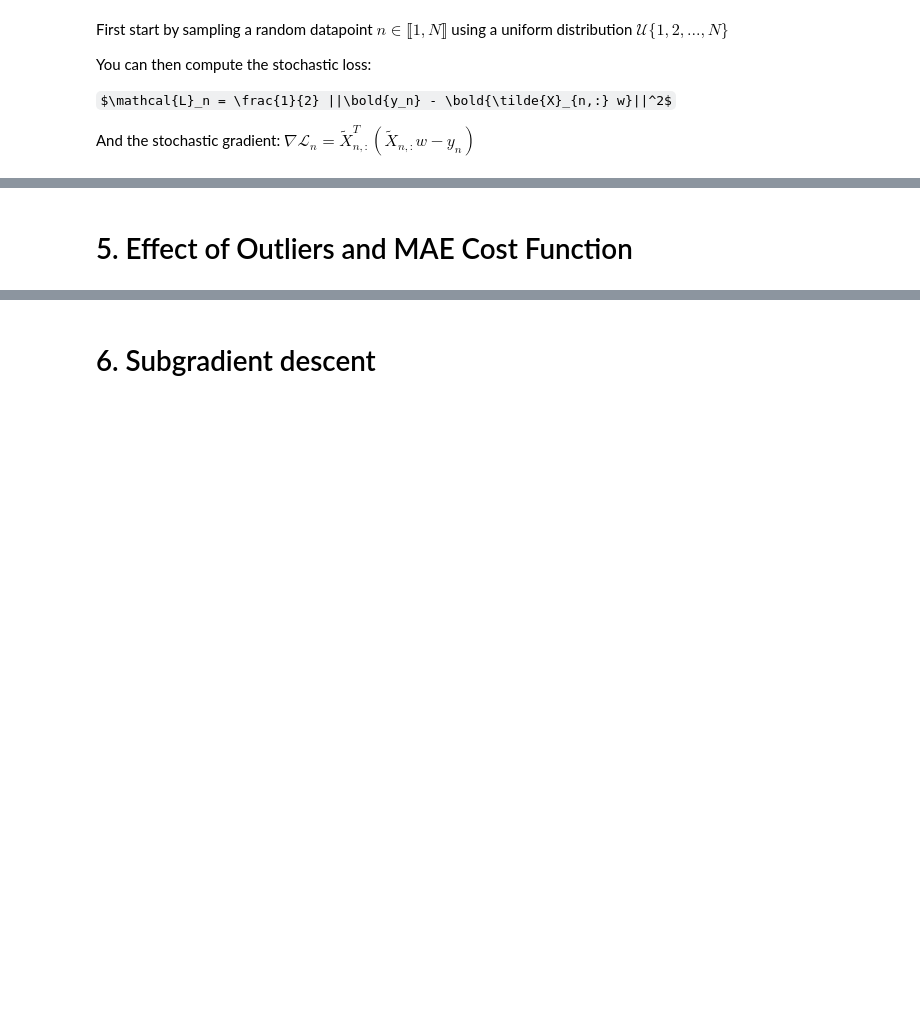
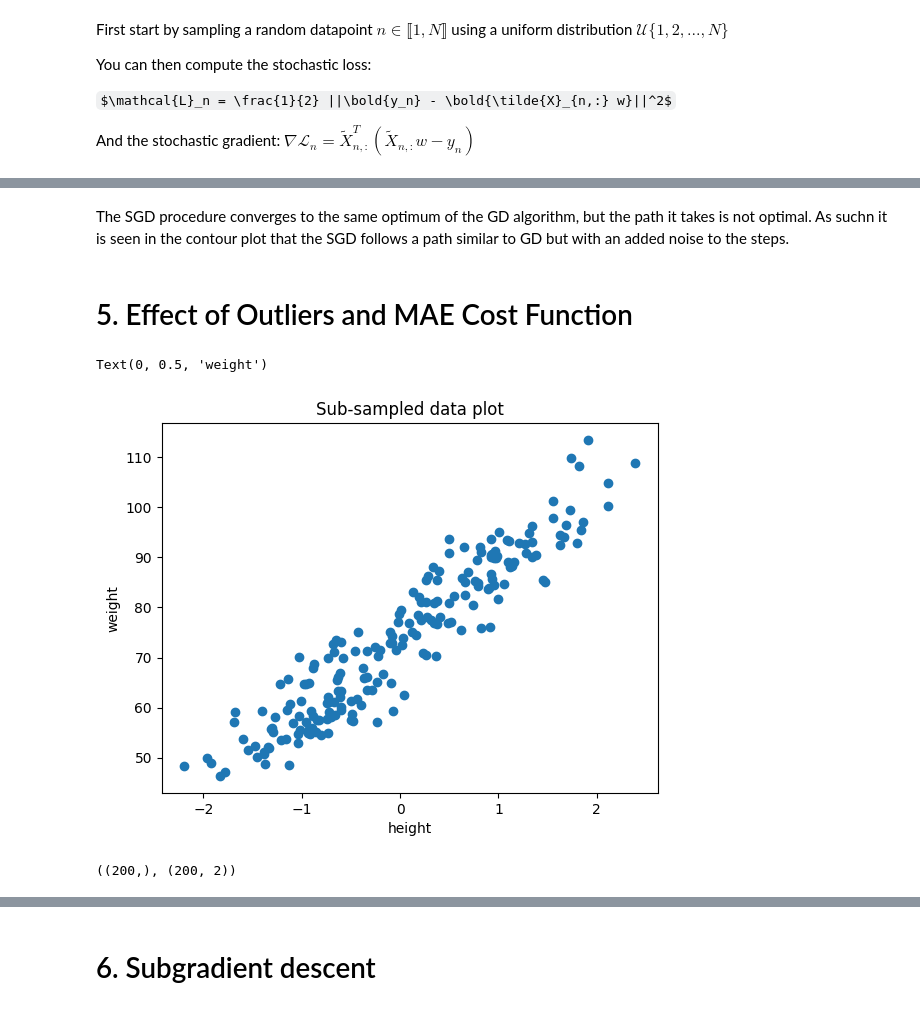
Before and after one commit to DaGrapix/ML_CS433, a Jupyter notebook: labs/ex02/template/ex02.ipynb, the cells around one changed output, grey strips where cells are left out. Cells and saved outputs as stored; diff of their text form; code cells hidden in the pictures; some formulas as TeX source; blank space fills up the shorter version.

```diff
--- a/labs/ex02/template/ex02.ipynb
+++ b/labs/ex02/template/ex02.ipynb
@@ -374,19 +433,26 @@ interact(plot_figure, n_iter=IntSlider(min=1, max=len(sgd_ws)))
+# %% [markdown]
+The SGD procedure converges to the same optimum of the GD algorithm, but the path it takes is not optimal. As suchn it is seen in the contour plot that the SGD follows a path similar to GD but with an added noise to the steps.
 # %% [markdown]
 # 5. Effect of Outliers and MAE Cost Function
 # %%
 import datetime
 from helpers import *
 
-# ***************************************************
-# INSERT YOUR CODE HERE
-# TODO: reload the data by subsampling first, then by subsampling and adding outliers
-# ***************************************************
-raise NotImplementedError
-
+height, weight, gender = load_data(sub_sample=True)
 x, mean_x, std_x = standardize(height)
 y, tx = build_model_data(x, weight)
+# %%
+plt.scatter(tx[:, 1], y)
+plt.title("Sub-sampled data plot")
+plt.xlabel("height")
+plt.ylabel("weight")
+# %% [output]
+Text(0, 0.5, 'weight')
+[figure, added]
 # %%
 y.shape, tx.shape
+# %% [output]
+((200,), (200, 2))
 # %%
 from plots import gradient_descent_visualization
 
```
Also changed, not shown: parts of 31 cells of this notebook, 4 other files.
